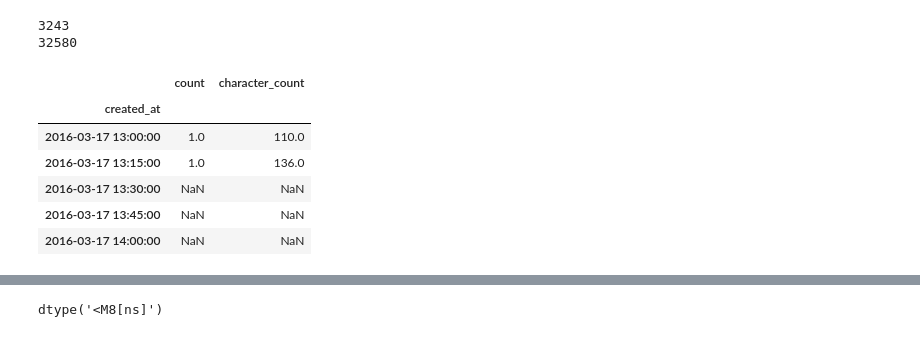
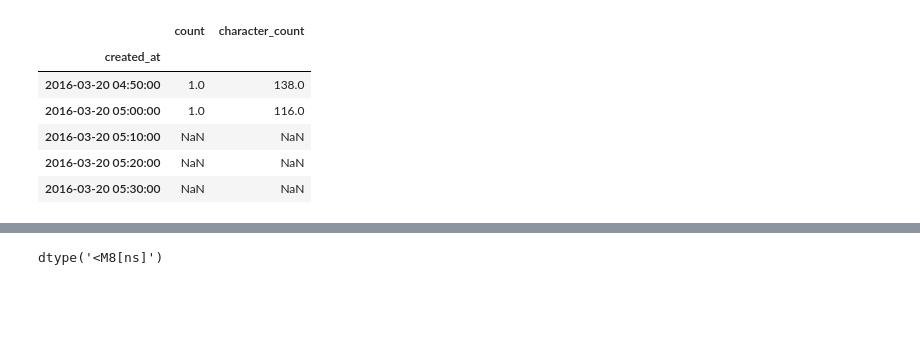
Before and after one commit to gmsardane/HackFeb2017, a Jupyter notebook: hackathon.ipynb, the cells around one changed output, grey strips where cells are left out. Saved outputs shown, nothing was run; the diff lists cells and outputs as text; code cells hidden in the pictures; blank space fills up the shorter version.

```diff
--- a/hackathon.ipynb
+++ b/hackathon.ipynb
@@ -55,19 +89,15 @@ data.head()
-# %%
-print(len(data))
-print(len(xx))
-# %% [output]
-3243
-32580
 # %%
 #data.groupby(pd.TimeGrouper(freq='30Min'))
 #data.groupby(['created_at'])['count'].sum()
-xx = data.groupby(pd.TimeGrouper(freq='15Min'))['count', 'character_count'].sum()
-xx.head()
+xx_Android = data[data.source == 'Twitter for Android'].groupby(pd.TimeGrouper(freq='10Min'))['count', 'character_count'].sum()
+xx_iPhone = data[data.source == 'Twitter for iPhone'].groupby(pd.TimeGrouper(freq='10Min'))['count', 'character_count'].sum()
+
+xx_Android.head()
 # %% [output]
 |  | count | character_count |
 | created_at |  |  |
-| 2016-03-17 13:00:00 | 1.0 | 110.0 |
-| 2016-03-17 13:15:00 | 1.0 | 136.0 |
-| 2016-03-17 13:30:00 | NaN | NaN |
-| 2016-03-17 13:45:00 | NaN | NaN |
-| 2016-03-17 14:00:00 | NaN | NaN |
+| 2016-03-20 04:50:00 | 1.0 | 138.0 |
+| 2016-03-20 05:00:00 | 1.0 | 116.0 |
+| 2016-03-20 05:10:00 | NaN | NaN |
+| 2016-03-20 05:20:00 | NaN | NaN |
+| 2016-03-20 05:30:00 | NaN | NaN |
```
Also changed, not shown: parts of 11 cells of this notebook.
